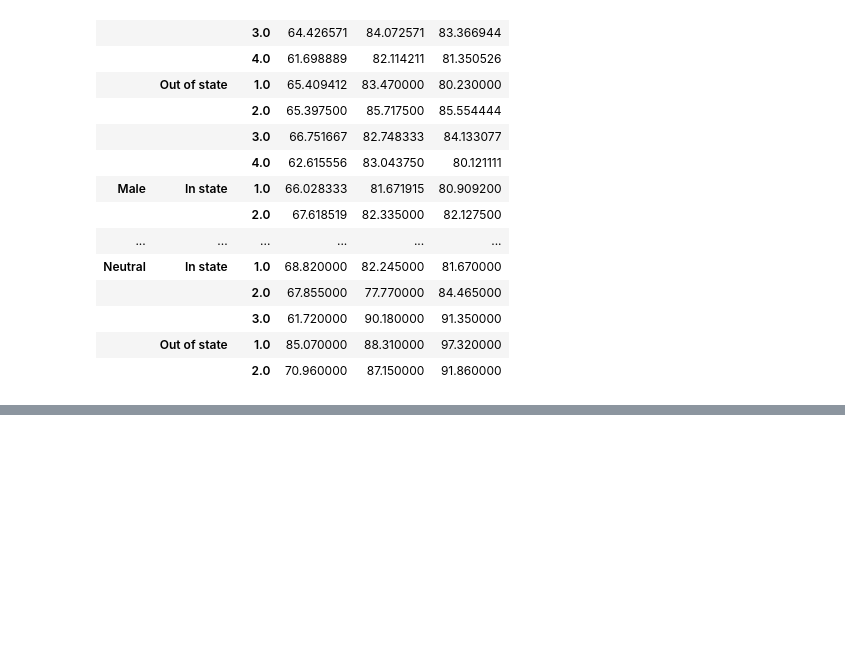
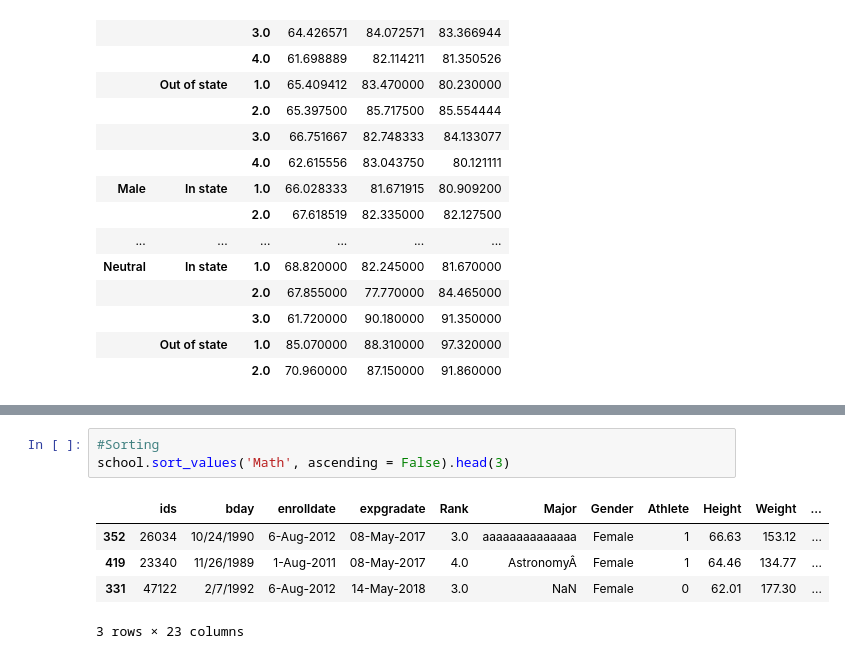
Before and after one commit to ProfKaromo/SPS_2471_SCIII_2024_BAST_Y4, a Jupyter notebook: MyDSClass1.ipynb, the cells around one changed output, grey strips where cells are left out. Saved outputs shown, nothing was run; the diff lists cells and outputs as text; blank space fills up the shorter version.

```diff
--- a/MyDSClass1.ipynb
+++ b/MyDSClass1.ipynb
@@ -216,0 +230,9 @@ school.groupby(['Gender','State','Rank'])['Math','English','Reading'].mean()
+# %%
+#Sorting
+school.sort_values('Math', ascending = False).head(3)
+# %% [output]
+|  | ids | bday | enrolldate | expgradate | Rank | Major | Gender | Athlete | Height | Weight | ... |
+| 352 | 26034 | 10/24/1990 | 6-Aug-2012 | 08-May-2017 | 3.0 | aaaaaaaaaaaaaa | Female | 1 | 66.63 | 153.12 | ... |
+| 419 | 23340 | 11/26/1989 | 1-Aug-2011 | 08-May-2017 | 4.0 | AstronomyÂ | Female | 1 | 64.46 | 134.77 | ... |
+| 331 | 47122 | 2/7/1992 | 6-Aug-2012 | 14-May-2018 | 3.0 | NaN | Female | 0 | 62.01 | 177.30 | ... |
+3 rows × 23 columns
```
Also changed, not shown: parts of 13 cells of this notebook.
